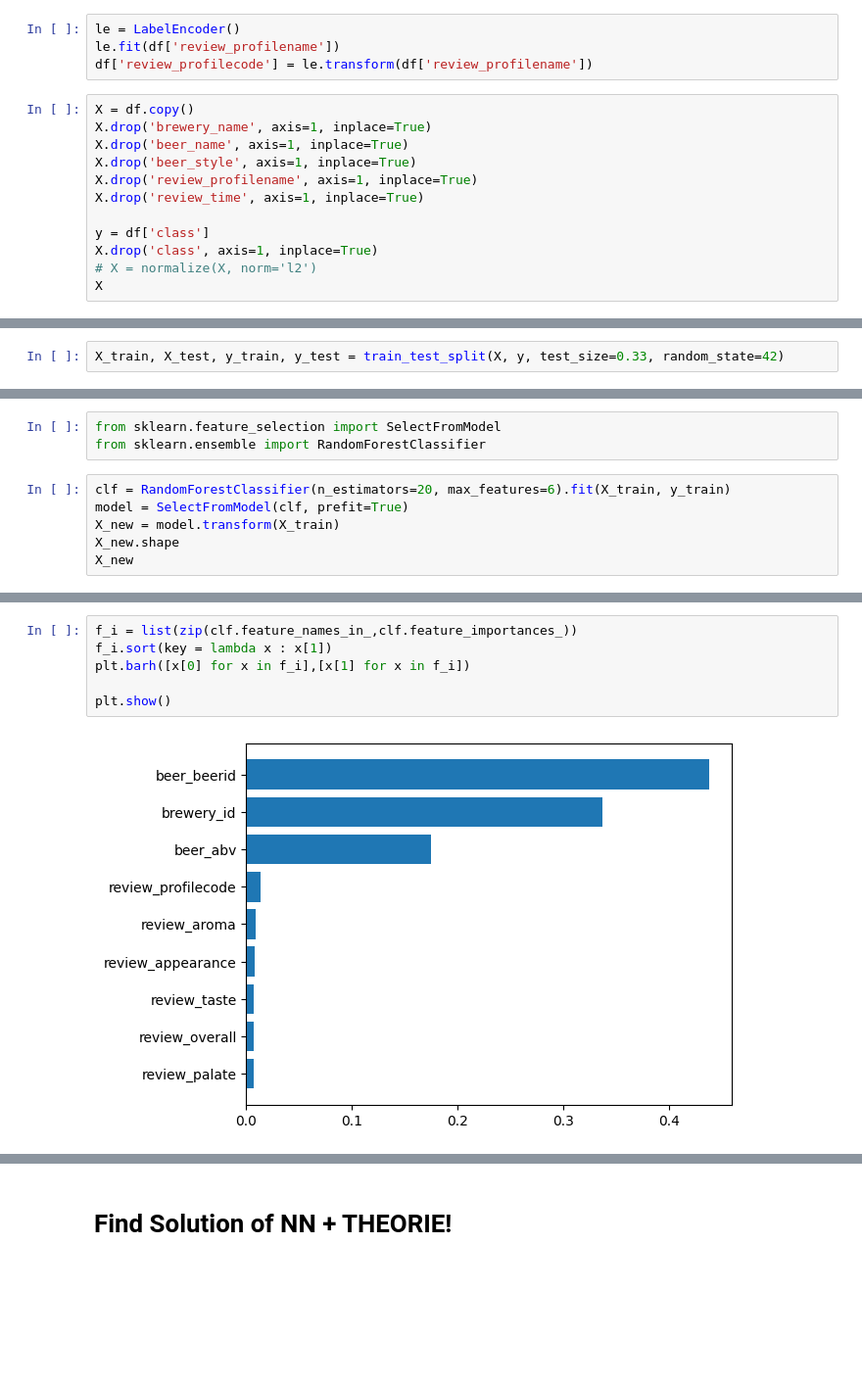
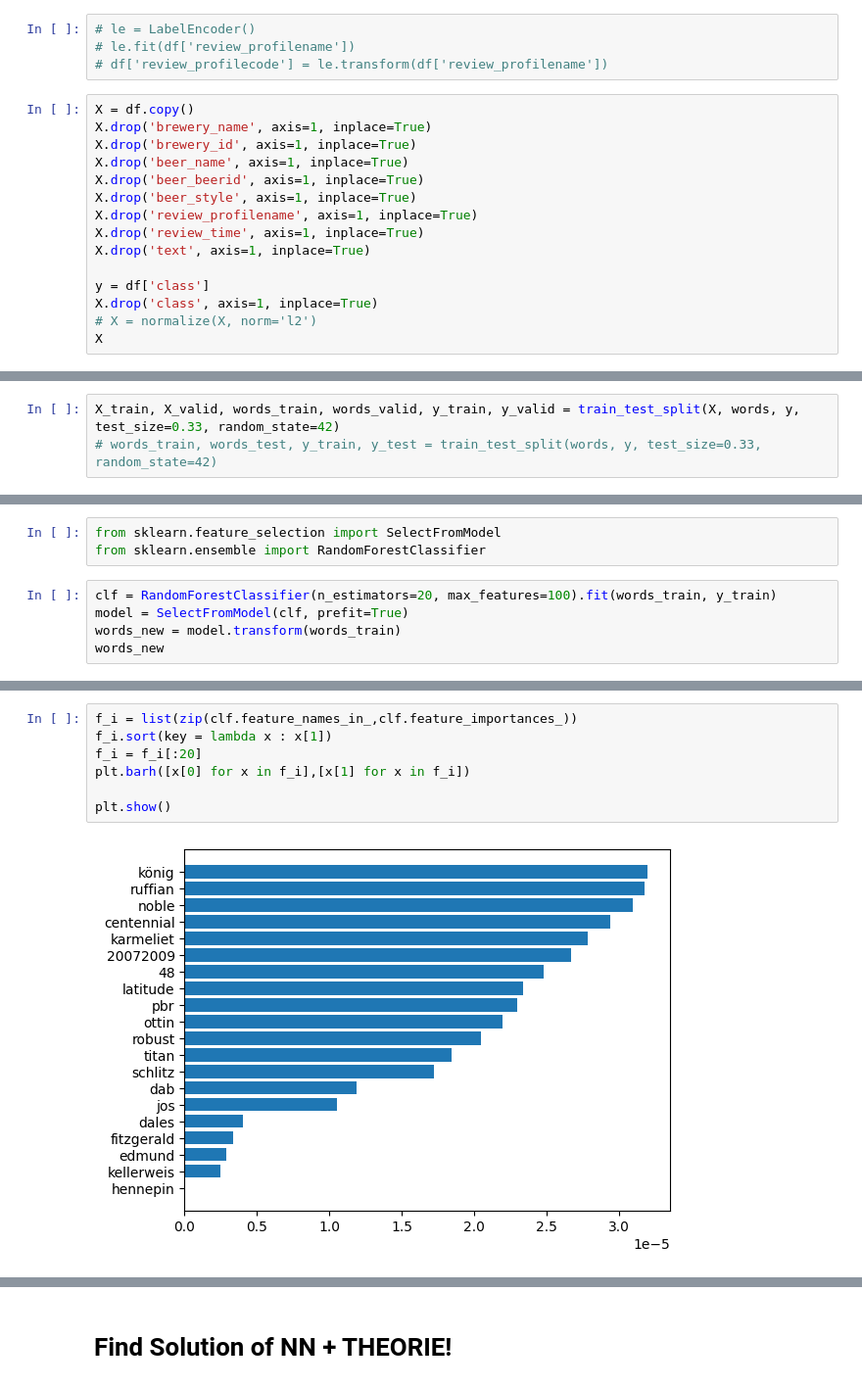
Before and after one commit to chrisizeh/ML-NN-Parameter-Search, a Jupyter notebook: src/Beer_Reviews.ipynb, the cells around one changed output, grey strips where cells are left out. Shown at 98% size. Saved outputs shown, nothing was run; the diff lists cells and outputs as text; blank space fills up the shorter version.

Commit message:
NN works with bag of words

```diff
--- a/src/Beer_Reviews.ipynb
+++ b/src/Beer_Reviews.ipynb
@@ -196,16 +267,19 @@ le = LabelEncoder()
 le.fit(df['beer_style'])
 df['class'] = le.transform(df['beer_style'])
 # %%
-le = LabelEncoder()
-le.fit(df['review_profilename'])
-df['review_profilecode'] = le.transform(df['review_profilename'])
+# le = LabelEncoder()
+# le.fit(df['review_profilename'])
+# df['review_profilecode'] = le.transform(df['review_profilename'])
 # %%
 X = df.copy()
 X.drop('brewery_name', axis=1, inplace=True)
+X.drop('brewery_id', axis=1, inplace=True)
 X.drop('beer_name', axis=1, inplace=True)
+X.drop('beer_beerid', axis=1, inplace=True)
 X.drop('beer_style', axis=1, inplace=True)
 X.drop('review_profilename', axis=1, inplace=True)
 X.drop('review_time', axis=1, inplace=True)
+X.drop('text', axis=1, inplace=True)
 
 y = df['class']
 X.drop('class', axis=1, inplace=True)
@@ -228,3 +306,4 @@ X
 # %%
-X_train, X_test, y_train, y_test = train_test_split(X, y, test_size=0.33, random_state=42)
+X_train, X_valid, words_train, words_valid, y_train, y_valid = train_test_split(X, words, y, test_size=0.33, random_state=42)
+# words_train, words_test, y_train, y_test = train_test_split(words, y, test_size=0.33, random_state=42)
 # %%
@@ -280,9 +348,8 @@ Looks like there exist really that strong beers.
 from sklearn.feature_selection import SelectFromModel
 from sklearn.ensemble import RandomForestClassifier
 # %%
-clf = RandomForestClassifier(n_estimators=20, max_features=6).fit(X_train, y_train)
+clf = RandomForestClassifier(n_estimators=20, max_features=100).fit(words_train, y_train)
 model = SelectFromModel(clf, prefit=True)
-X_new = model.transform(X_train)
-X_new.shape
-X_new
+words_new = model.transform(words_train)
+words_new
 # %% [output]
@@ -290,8 +373,9 @@ KeyboardInterrupt:
 # %%
 f_i = list(zip(clf.feature_names_in_,clf.feature_importances_))
 f_i.sort(key = lambda x : x[1])
+f_i = f_i[:20]
 plt.barh([x[0] for x in f_i],[x[1] for x in f_i])
 
 plt.show()
 # %% [output]
-[figure, old version]
+[figure, new version]
```
Also changed, not shown: parts of 38 cells of this notebook.
